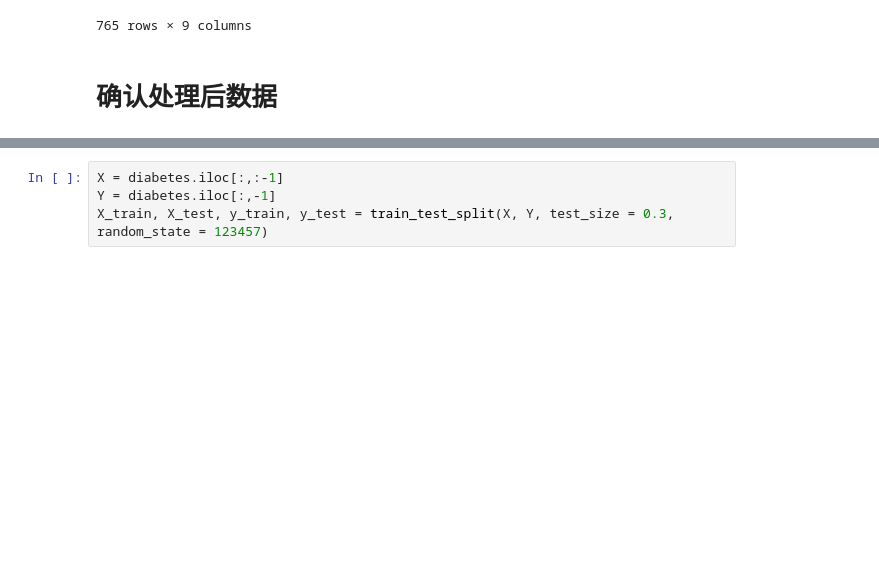
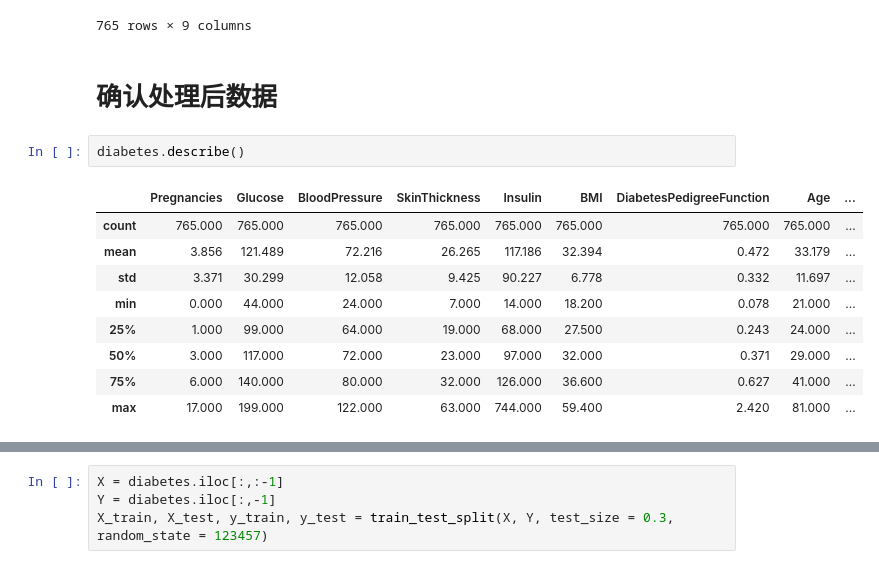
Before and after one commit to sudajzp/jzp-s-python, a Jupyter notebook: Diabetes.ipynb, the cells around one changed output, grey strips where cells are left out. Saved outputs shown, nothing was run; the diff lists cells and outputs as text; blank space fills up the shorter version.

```diff
--- a/Diabetes.ipynb
+++ b/Diabetes.ipynb
@@ -170,6 +149,18 @@ diabetes
 765 rows × 9 columns
 # %% [markdown]
 # 确认处理后数据
+# %%
+diabetes.describe()
+# %% [output]
+|  | Pregnancies | Glucose | BloodPressure | SkinThickness | Insulin | BMI | DiabetesPedigreeFunction | Age | ... |
+| count | 765.000 | 765.000 | 765.000 | 765.000 | 765.000 | 765.000 | 765.000 | 765.000 | ... |
+| mean | 3.856 | 121.489 | 72.216 | 26.265 | 117.186 | 32.394 | 0.472 | 33.179 | ... |
+| std | 3.371 | 30.299 | 12.058 | 9.425 | 90.227 | 6.778 | 0.332 | 11.697 | ... |
+| min | 0.000 | 44.000 | 24.000 | 7.000 | 14.000 | 18.200 | 0.078 | 21.000 | ... |
+| 25% | 1.000 | 99.000 | 64.000 | 19.000 | 68.000 | 27.500 | 0.243 | 24.000 | ... |
+| 50% | 3.000 | 117.000 | 72.000 | 23.000 | 97.000 | 32.000 | 0.371 | 29.000 | ... |
+| 75% | 6.000 | 140.000 | 80.000 | 32.000 | 126.000 | 36.600 | 0.627 | 41.000 | ... |
+| max | 17.000 | 199.000 | 122.000 | 63.000 | 744.000 | 59.400 | 2.420 | 81.000 | ... |
 # %%
 plt.figure(figsize = (15, 10))
 label_counts = diabetes['Outcome'].value_counts()   # 统计标签频数
```
Also changed, not shown: parts of 22 cells of this notebook.
